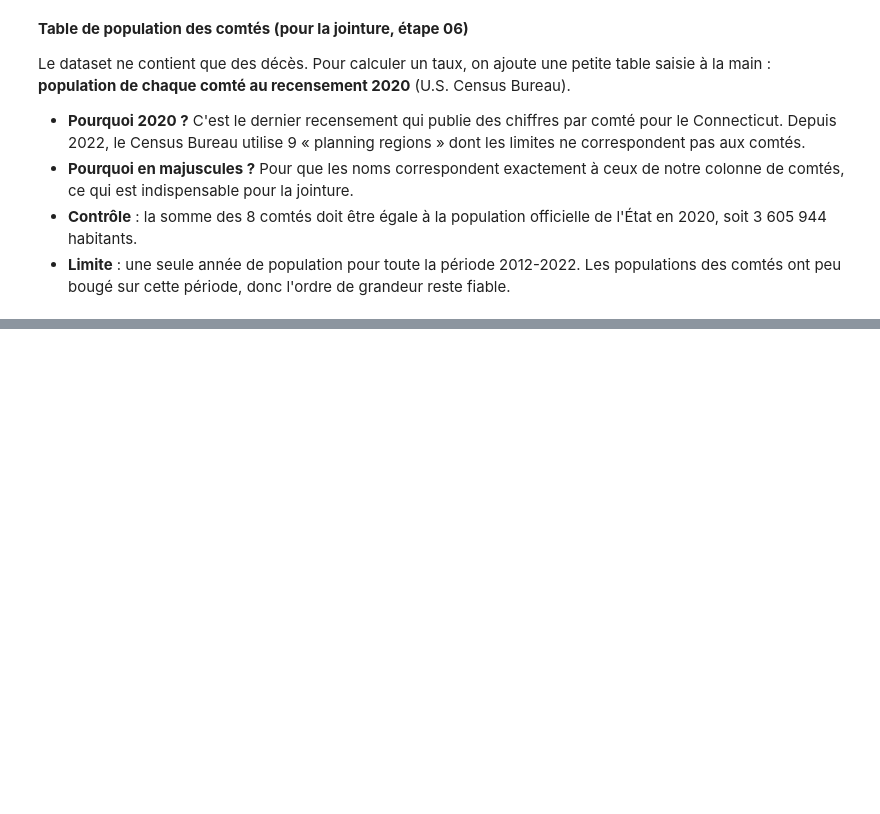
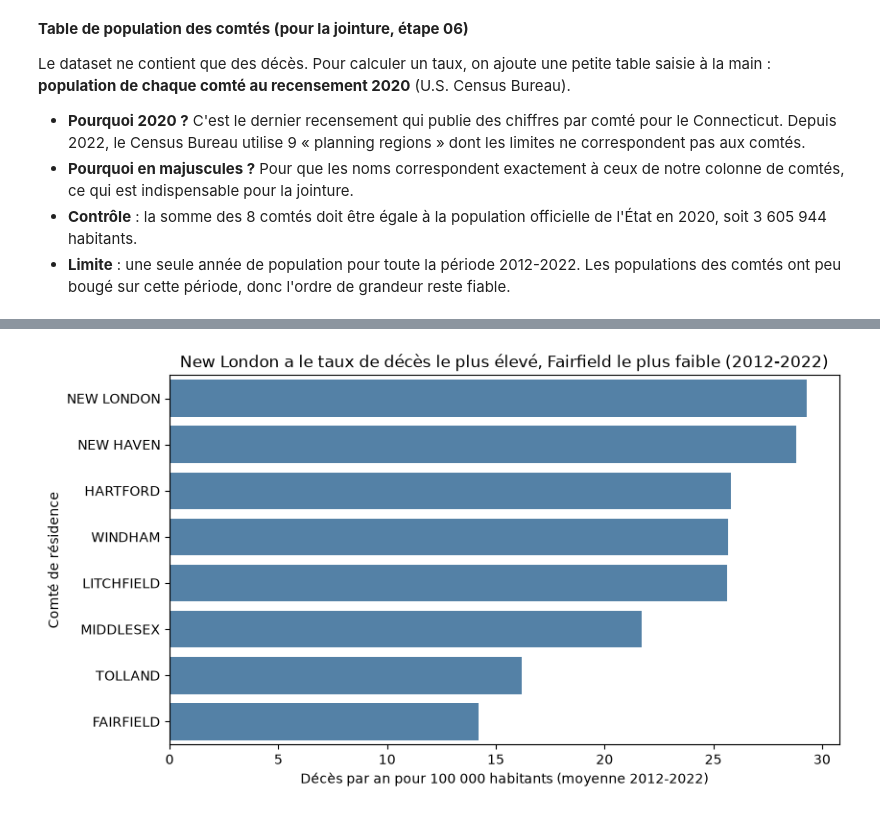
Before and after one commit to NoeChv-n/projet-analyse-overdose, a Jupyter notebook: notebooks/03_analyse.ipynb, the cells around one changed output, grey strips where cells are left out. Drawn from its saved outputs; the diff is of its cells as text; code cells hidden in the pictures; blank space fills up the shorter version.

Commit message:
feat(analyse): compare les comtés en nombre et en taux de décès (Q4)

```diff
--- a/notebooks/03_analyse.ipynb
+++ b/notebooks/03_analyse.ipynb
@@ -476,0 +461,5 @@ population_comtes
+# %%
+etat_ct_ou_vide = (deces["Residence State"] == "CT") | (deces["Residence State"].isna())
+comte_du_ct = deces["Residence County"].isin(population_comtes["Residence County"])
+deces_comtes_ct = deces[etat_ct_ou_vide & comte_du_ct]
+print(f"{len(deces_comtes_ct)} décès sur {len(deces)} retenus pour la Q4")
@@ -476,0 +468,6 @@ population_comtes
+# %%
+deces_par_comte = deces_comtes_ct.groupby("Residence County", as_index=False).agg(
+    nombre_deces=("Date", "size")
+)
+assert deces_par_comte["nombre_deces"].sum() == len(deces_comtes_ct)
+deces_par_comte.sort_values("nombre_deces", ascending=False)
@@ -476,0 +489,9 @@ population_comtes
+# %%
+nb_lignes_avant = len(deces_par_comte)
+taux_par_comte = deces_par_comte.merge(population_comtes, on="Residence County",
+                                       how="left", validate="one_to_one")
+assert len(taux_par_comte) == nb_lignes_avant
+assert taux_par_comte["Population_2020"].isna().sum() == 0
+taux_par_comte["taux_annuel_100000"] = taux_par_comte["nombre_deces"] / 11 / taux_par_comte["Population_2020"] * 100000
+taux_par_comte = taux_par_comte.sort_values("taux_annuel_100000", ascending=False)
+taux_par_comte.round(1)
@@ -476,0 +508,11 @@ population_comtes
+# %%
+fig, ax = plt.subplots(figsize=(9, 5))
+sns.barplot(data=taux_par_comte, x="taux_annuel_100000", y="Residence County",
+            order=taux_par_comte["Residence County"], color="steelblue", ax=ax)
+ax.set_title("New London a le taux de décès le plus élevé, Fairfield le plus faible (2012-2022)")
+ax.set_xlabel("Décès par an pour 100 000 habitants (moyenne 2012-2022)")
+ax.set_ylabel("Comté de résidence")
+fig.savefig("../figures/06_taux_par_comte.png", bbox_inches="tight")
+plt.show()
+# %% [output]
+[figure, added]
```
Also changed, not shown: parts of 8 cells of this notebook, 2 other files.
